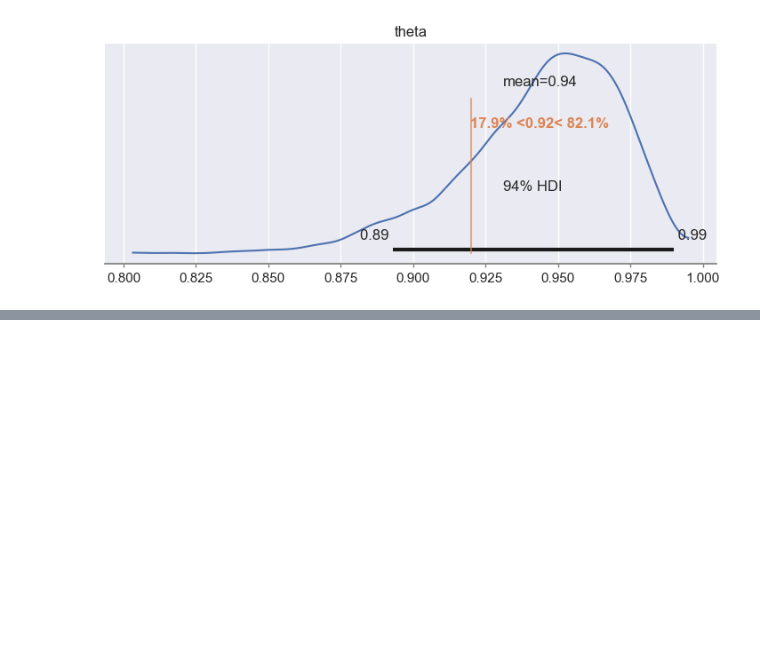
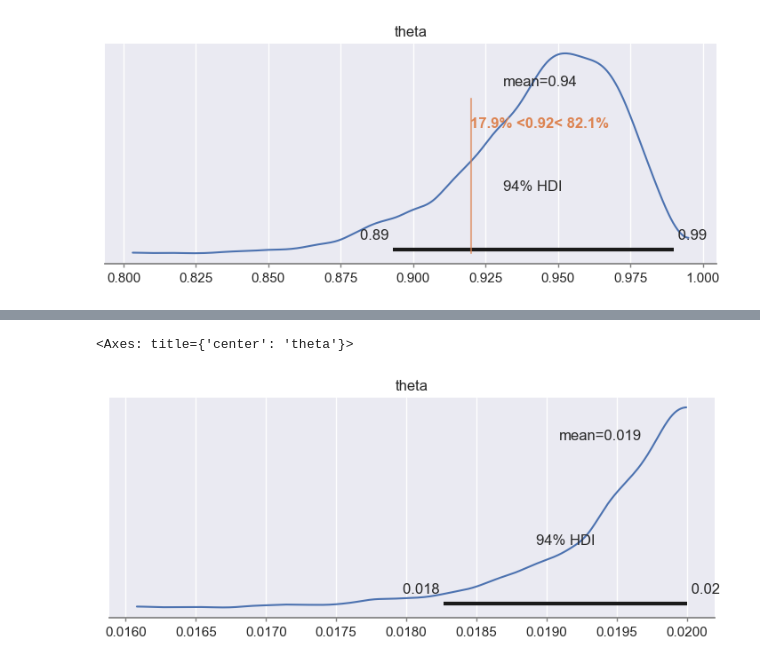
Before and after one commit to gcorani/bda, a Jupyter notebook: 1-ProbProgramming-proportion.ipynb, the cells around one changed output, grey strips where cells are left out. Cells and saved outputs as stored; diff of their text form; code cells hidden in the pictures; blank space fills up the shorter version.

Commit message:
updated notebook of intro to prob programming, implementing examples with uniform prior

```diff
--- a/1-ProbProgramming-proportion.ipynb
+++ b/1-ProbProgramming-proportion.ipynb
@@ -482,0 +487,10 @@ Sampling 4 chains for 1_000 tune and 1_000 draw iterations (4_000 + 4_000 draws
+# %%
+# Beta-binomial model with uniform prior in 0,1
+unif_range01_model = pm.Model()
+
+
+with unif_range01_model:
+    #Uniform prior. Notice that the interval should be open
+    theta = pm.Uniform('theta', lower= 0.001, upper= 0.999)
+    y = pm.Binomial('y',n=n_draws, p=theta, observed=sum(data))
+    unif_trace = pm.sample()
@@ -482,0 +510,8 @@ Sampling 4 chains for 1_000 tune and 1_000 draw iterations (4_000 + 4_000 draws
+# %%
+# Beta-binomial model with uniform prior in 0, 0.2
+unif_0_02_model = pm.Model()
+
+with unif_0_02_model:
+    theta = pm.Uniform('theta', lower= 0.001, upper= 0.02)
+    y = pm.Binomial('y',n=n_draws, p=theta, observed=sum(data))
+    trace_0_02 = pm.sample()
@@ -482,0 +525,6 @@ Sampling 4 chains for 1_000 tune and 1_000 draw iterations (4_000 + 4_000 draws
+# %%
+#in this case we have the posterior truncated in 0.02, due to a wrong choice of the prior
+az.plot_posterior(trace_0_02);
+# %% [output]
+<Axes: title={'center': 'theta'}>
+[figure, added]
```
Also changed, not shown: parts of 14 cells of this notebook, 8 other files.
